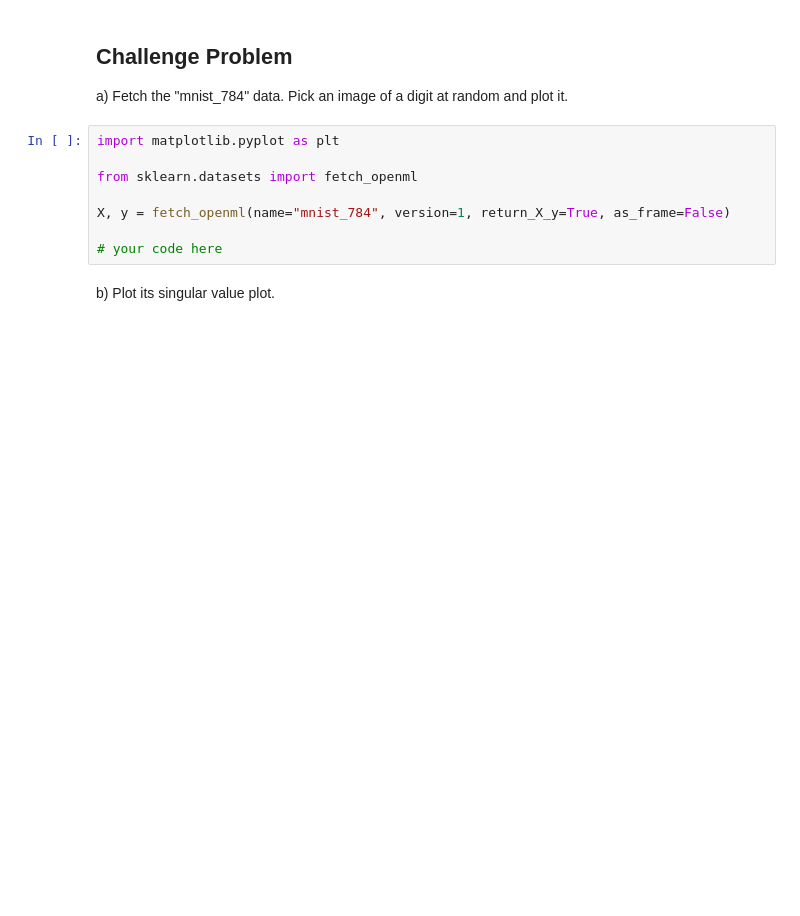
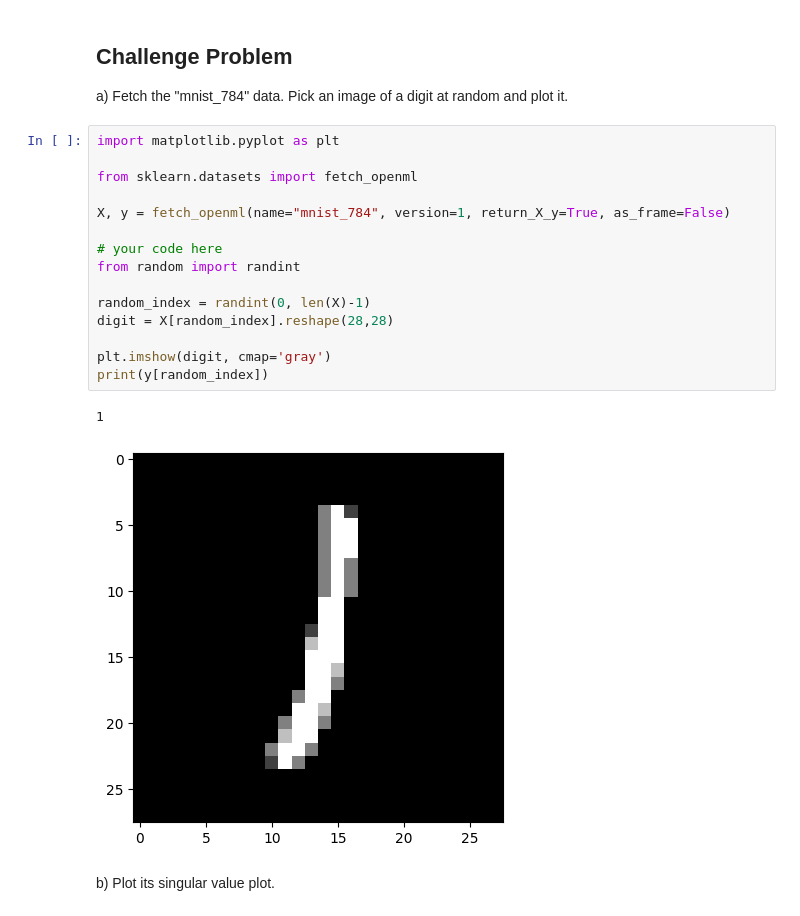
Before and after one commit to TristanLee187/Data-Science-Fundamentals, a Jupyter notebook: lecture_10/worksheet_10.ipynb, the cells around one changed output. Drawn from its saved outputs; the diff is of its cells as text; blank space fills up the shorter version.

```diff
--- a/lecture_10/worksheet_10.ipynb
+++ b/lecture_10/worksheet_10.ipynb
@@ -317,10 +317,20 @@ a) Fetch the "mnist_784" data. Pick an image of a digit at random and plot it.
 # %%
 import matplotlib.pyplot as plt
 
 from sklearn.datasets import fetch_openml
 
 X, y = fetch_openml(name="mnist_784", version=1, return_X_y=True, as_frame=False)
 
 # your code here
+from random import randint
+
+random_index = randint(0, len(X)-1)
+digit = X[random_index].reshape(28,28)
+
+plt.imshow(digit, cmap='gray')
+print(y[random_index])
+# %% [output]
+1
+[figure, added]
 # %% [markdown]
 b) Plot its singular value plot.
```
Also changed, not shown: parts of 21 cells of this notebook.
